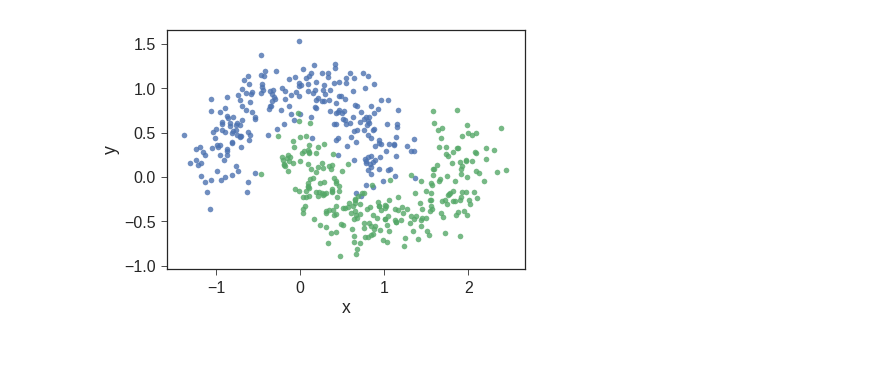
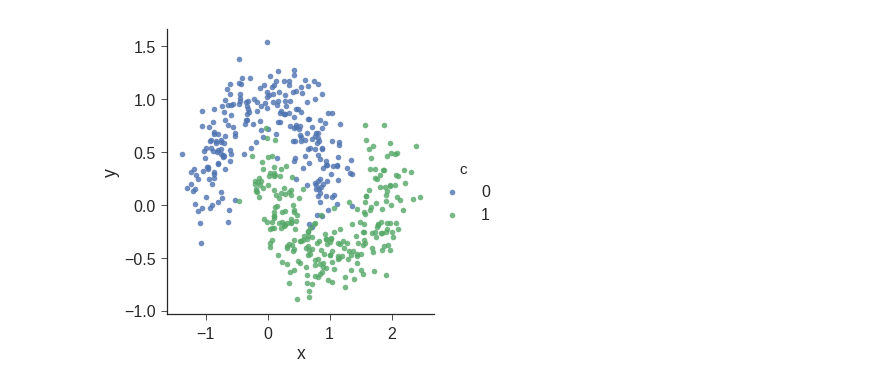
Before and after one commit to CSLDepend/AVFI, a Jupyter notebook: FaultLocalization.ipynb, the cells around one changed output. Drawn from its saved outputs; the diff is of its cells as text; code cells hidden in the pictures; blank space fills up the shorter version.

```diff
--- a/FaultLocalization.ipynb
+++ b/FaultLocalization.ipynb
@@ -19,19 +19,20 @@ sns.set_context('paper', font_scale=2, rc={'lines.linewidth': 2.5})
 # %%
 # Build a toy dataset
 def build_toy_dataset(N=1000, noise=0.2):
     from sklearn import datasets
     from sklearn import model_selection
     X, Y = datasets.make_moons(noise=noise, random_state=0, n_samples=N)
     x_tr, x_te, y_tr, y_te = model_selection.train_test_split(X, Y, test_size=.5)
     return x_tr, x_te, y_tr, y_te
 
 X_train, X_test, Y_train, Y_test = build_toy_dataset()
-sns.regplot(data=pd.DataFrame.from_records(X_train[Y_train == 0], columns=['x', 'y']), x='x', y='y', fit_reg=False)
-sns.regplot(data=pd.DataFrame.from_records(X_train[Y_train == 1], columns=['x', 'y']), x='x', y='y', fit_reg=False)
+d = pd.DataFrame.from_records([[p[0], p[1], c] for p, c in zip(X_train, Y_train)], columns=['x','y','c'])
+sns.lmplot(data=d, x='x', y='y', hue='c', fit_reg=False)
+plt.show()
 Y_train = [[1, 0] if i ==0 else [0, 1] for i in Y_train]
 Y_test = [[1, 0] if i ==0 else [0, 1] for i in Y_test]
 # %% [output]
-[figure, old version]
+[figure, new version]
 # %%
 # Setup Neural Network
 class MultilayerPerceptron:
```
Also changed, not shown: parts of 4 cells of this notebook.
